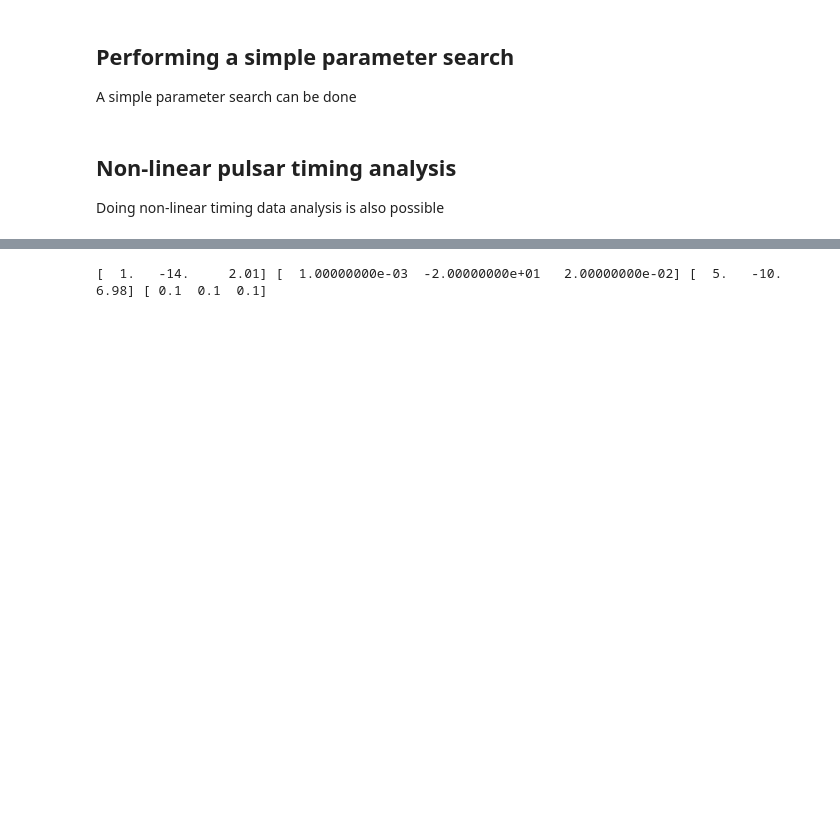
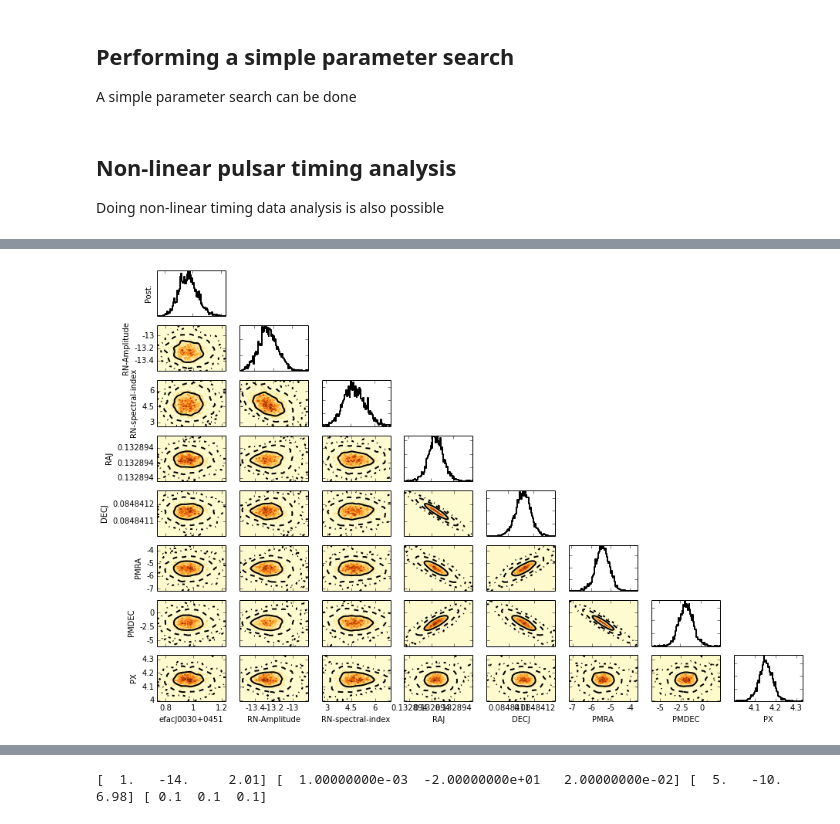
Before and after one commit to vhaasteren/piccard, a Jupyter notebook: examples/piccard-demo.ipynb, the cells around one changed output, grey strips where cells are left out. Drawn from its saved outputs; the diff is of its cells as text; code cells hidden in the pictures; blank space fills up the shorter version.

```diff
--- a/examples/piccard-demo.ipynb
+++ b/examples/piccard-demo.ipynb
@@ -398,0 +412,4 @@ pic.triplot(chain, labels)
+# %%
+pic.triplot(chain, labels)
+# %% [output]
+[figure, added]
```
Also changed, not shown: parts of 6 cells of this notebook, 46 other files.
